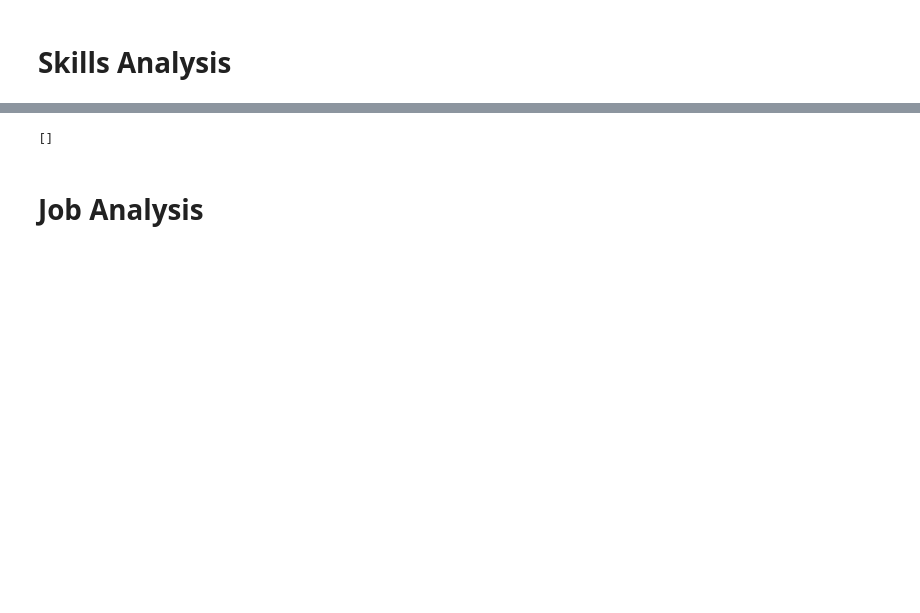
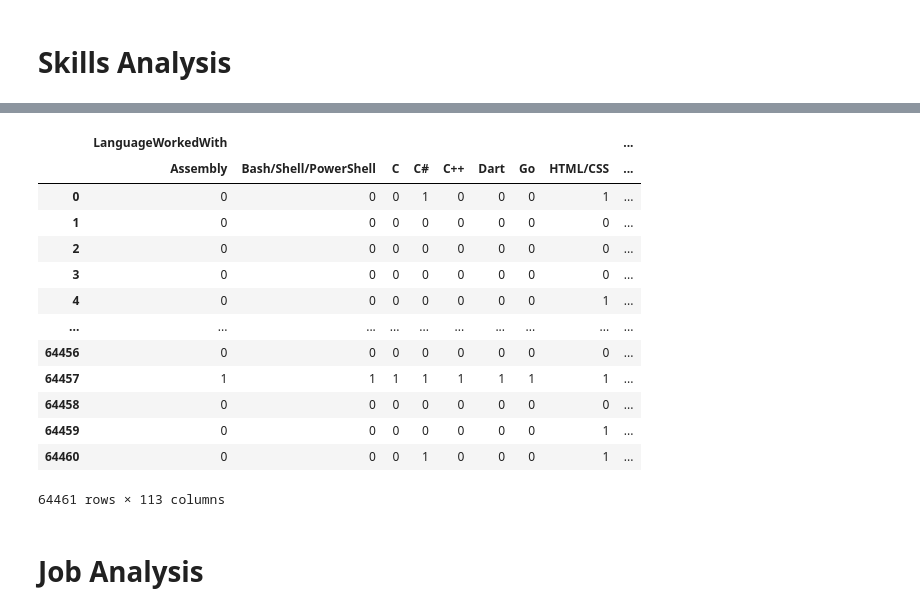
Before and after one commit to Momellouky/jobme, a Jupyter notebook: notebooks/04_data_analysis.ipynb, the cells around one changed output, grey strips where cells are left out. Cells and saved outputs as stored; diff of their text form; code cells hidden in the pictures; blank space fills up the shorter version.

Commit message:
fix: onehotencode skills and DevType

```diff
--- a/notebooks/04_data_analysis.ipynb
+++ b/notebooks/04_data_analysis.ipynb
@@ -36,13 +38,11 @@ data = raw_df.copy()
 # Skills Analysis
 # %%
 FEATS = [
-    "LanguageHaveWorkedWith",
-    "DatabaseHaveWorkedWith",
-    "PlatformHaveWorkedWith",
-    "WebframeHaveWorkedWith",
-    "EmbeddedHaveWorkedWith",
-    "MiscTechHaveWorkedWith",
-    "ToolsTechHaveWorkedWith"
+    'LanguageWorkedWith',
+     'DatabaseWorkedWith',
+     'PlatformWorkedWith',
+     'WebframeWorkedWith',
+     'MiscTechWorkedWith',
 ]
 
 LABEL = ['DevType']
@@ -94,16 +72,14 @@ Name: DevType, Length: 59445, dtype: object
 # %%
 # # Encoding Skills Set
 
-encoded_feats = pd.DataFrame()
+encoded_feats = {}
 binarizer = MultiLabelBinarizer()
 
-for col in FEATS:
+for col in FEATS + LABEL:
     print(f".. {col}")
     binarized_df = pd.DataFrame(binarizer.fit_transform(data[col]),
                  columns=binarizer.classes_,
                  index=data[col].index)
 
-    encoded_feats = pd.concat([encoded_feats, binarized_df], axis=1)
-
-encoded_feats
+    encoded_feats[col] = binarized_df
 # %% [output]
@@ -130,13 +91,0 @@ encoded_feats
-# %%
-# WE DROP TWO FEATURES ONLY BECAUSE
-# THERE IS A BUG IN THE ONEHOT ENCODING
-# WHICH IS NOT FIXED YET
-# TODO : FIX THE BUG.
-# BUG DESCRIPTION : The MultiLabelBinarizer produces a onehot encoding
-#                     of all features correctly except for (Supabase and Ninja). For these
-#                     two features (skills) the binarizer produces two seperate columns
-#                     giving a redundancy in our dataframe.
-
-print(f"Number of features before droping the columns [Supabase, Ninja]: {encoded_feats.columns.values.shape[0]}")
-encoded_feats.drop(columns=['Supabase', 'Ninja'], inplace=True)
-print(f"Number of features after droping the columns [Supabase, Ninja]: {encoded_feats.columns.values.shape[0]}")
@@ -281,14 +92,18 @@ encoded_df
-# %%
-# check the duplicates in the concatenated df
-
-already_seen = []
-duplicates = []
-for item in encoded_df.columns:
-    if item not in already_seen:
-        already_seen.append(item)
-    else:
-        duplicates.append(item)
-
-duplicates
-# %% [output]
-[]
+# %%
+encoded_feats  = pd.concat(encoded_feats, axis=1)
+encoded_feats
+# %% [output]
+|  | LanguageWorkedWith |  |  |  |  |  |  |  | ... |
+|  | Assembly | Bash/Shell/PowerShell | C | C# | C++ | Dart | Go | HTML/CSS | ... |
+| 0 | 0 | 0 | 0 | 1 | 0 | 0 | 0 | 1 | ... |
+| 1 | 0 | 0 | 0 | 0 | 0 | 0 | 0 | 0 | ... |
+| 2 | 0 | 0 | 0 | 0 | 0 | 0 | 0 | 0 | ... |
+| 3 | 0 | 0 | 0 | 0 | 0 | 0 | 0 | 0 | ... |
+| 4 | 0 | 0 | 0 | 0 | 0 | 0 | 0 | 1 | ... |
+| ... | ... | ... | ... | ... | ... | ... | ... | ... | ... |
+| 64456 | 0 | 0 | 0 | 0 | 0 | 0 | 0 | 0 | ... |
+| 64457 | 1 | 1 | 1 | 1 | 1 | 1 | 1 | 1 | ... |
+| 64458 | 0 | 0 | 0 | 0 | 0 | 0 | 0 | 0 | ... |
+| 64459 | 0 | 0 | 0 | 0 | 0 | 0 | 0 | 1 | ... |
+| 64460 | 0 | 0 | 0 | 1 | 0 | 0 | 0 | 1 | ... |
+64461 rows × 113 columns
```
Also changed, not shown: parts of 28 cells of this notebook.
